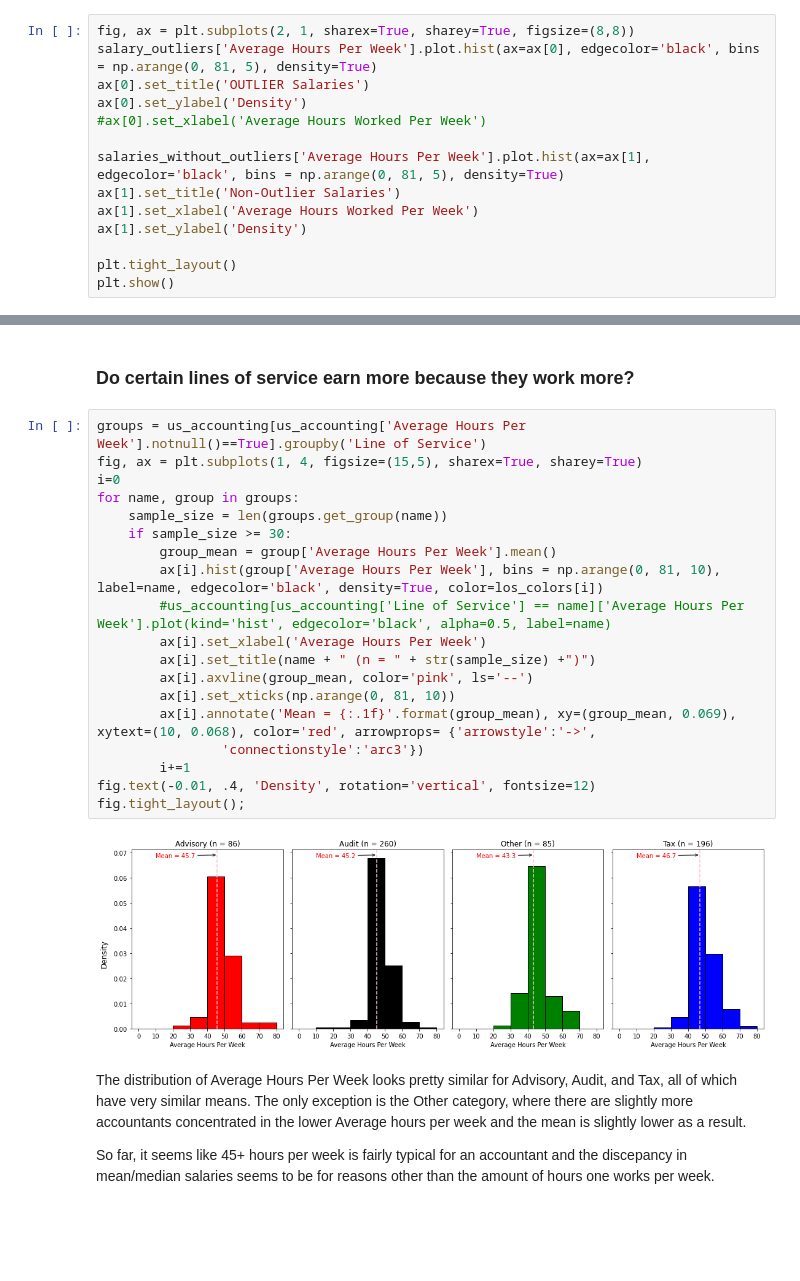
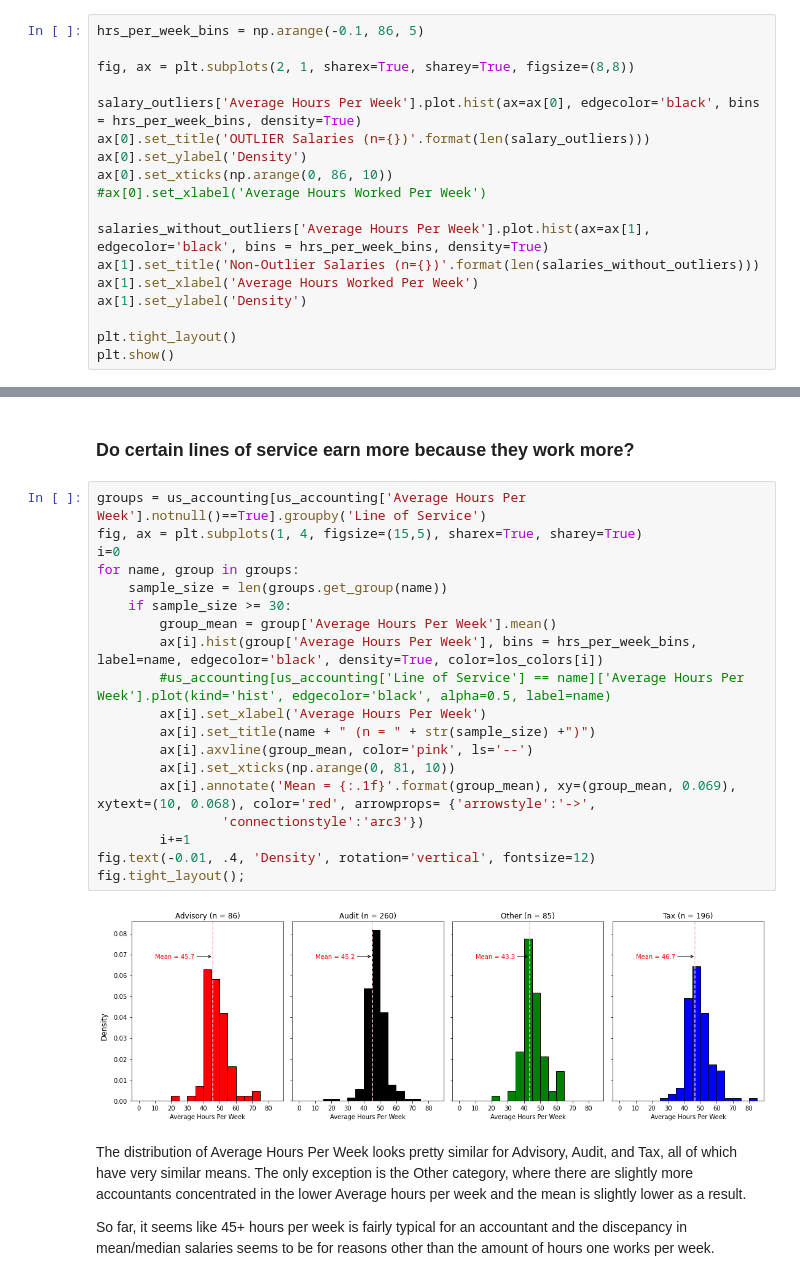
Before and after one commit to papir805/accounting_analysis, a Jupyter notebook: accounting_eda.ipynb, the cells around one changed output, grey strips where cells are left out. Cells and saved outputs as stored; diff of their text form; blank space fills up the shorter version.

```diff
--- a/accounting_eda.ipynb
+++ b/accounting_eda.ipynb
@@ -607,14 +646,18 @@ It certainly does look like the high amount of experience could be a contributin
 # %% [markdown]
 ### Do these outliers earn more because they work more?
 # %%
+hrs_per_week_bins = np.arange(-0.1, 86, 5)
+
 fig, ax = plt.subplots(2, 1, sharex=True, sharey=True, figsize=(8,8))
-salary_outliers['Average Hours Per Week'].plot.hist(ax=ax[0], edgecolor='black', bins = np.arange(0, 81, 5), density=True)
-ax[0].set_title('OUTLIER Salaries')
+
+salary_outliers['Average Hours Per Week'].plot.hist(ax=ax[0], edgecolor='black', bins = hrs_per_week_bins, density=True)
+ax[0].set_title('OUTLIER Salaries (n={})'.format(len(salary_outliers)))
 ax[0].set_ylabel('Density')
+ax[0].set_xticks(np.arange(0, 86, 10))
 #ax[0].set_xlabel('Average Hours Worked Per Week')
 
-salaries_without_outliers['Average Hours Per Week'].plot.hist(ax=ax[1], edgecolor='black', bins = np.arange(0, 81, 5), density=True)
-ax[1].set_title('Non-Outlier Salaries')
+salaries_without_outliers['Average Hours Per Week'].plot.hist(ax=ax[1], edgecolor='black', bins = hrs_per_week_bins, density=True)
+ax[1].set_title('Non-Outlier Salaries (n={})'.format(len(salaries_without_outliers)))
 ax[1].set_xlabel('Average Hours Worked Per Week')
 ax[1].set_ylabel('Density')
 
@@ -751,24 +798,24 @@ So far, there may be a difference in pay among the common lines of service, with
 # %%
 groups = us_accounting[us_accounting['Average Hours Per Week'].notnull()==True].groupby('Line of Service')
 fig, ax = plt.subplots(1, 4, figsize=(15,5), sharex=True, sharey=True)
 i=0
 for name, group in groups:
     sample_size = len(groups.get_group(name))
     if sample_size >= 30:
         group_mean = group['Average Hours Per Week'].mean()
-        ax[i].hist(group['Average Hours Per Week'], bins = np.arange(0, 81, 10), label=name, edgecolor='black', density=True, color=los_colors[i])
+        ax[i].hist(group['Average Hours Per Week'], bins = hrs_per_week_bins, label=name, edgecolor='black', density=True, color=los_colors[i])
         #us_accounting[us_accounting['Line of Service'] == name]['Average Hours Per Week'].plot(kind='hist', edgecolor='black', alpha=0.5, label=name)
         ax[i].set_xlabel('Average Hours Per Week')
         ax[i].set_title(name + " (n = " + str(sample_size) +")")
         ax[i].axvline(group_mean, color='pink', ls='--')
         ax[i].set_xticks(np.arange(0, 81, 10))
         ax[i].annotate('Mean = {:.1f}'.format(group_mean), xy=(group_mean, 0.069), xytext=(10, 0.068), color='red', arrowprops= {'arrowstyle':'->',
                 'connectionstyle':'arc3'})
         i+=1
 fig.text(-0.01, .4, 'Density', rotation='vertical', fontsize=12)
 fig.tight_layout();
 # %% [output]
-[figure, old version]
+[figure, new version]
 # %% [markdown]
 The distribution of Average Hours Per Week looks pretty similar for Advisory, Audit, and Tax, all of which have very similar means.  The only exception is the Other category, where there are slightly more accountants concentrated in the lower Average hours per week and the mean is slightly lower as a result.
 
```
Also changed, not shown: parts of 26 cells of this notebook.
